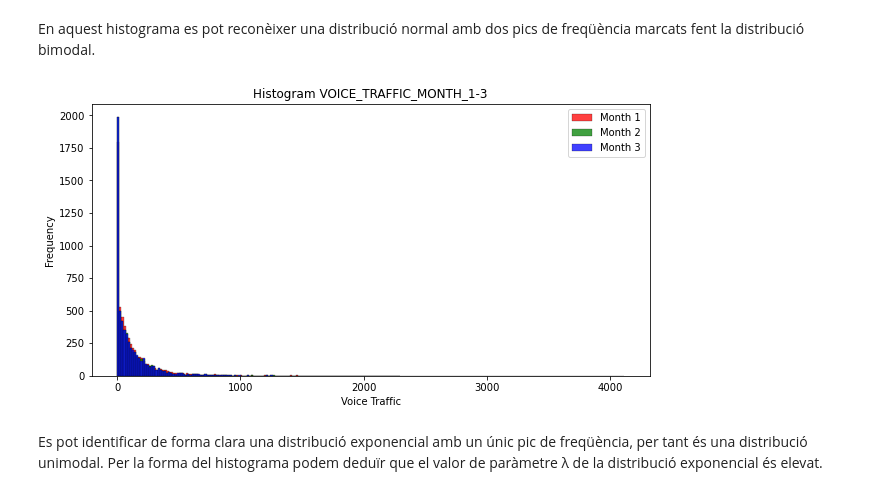
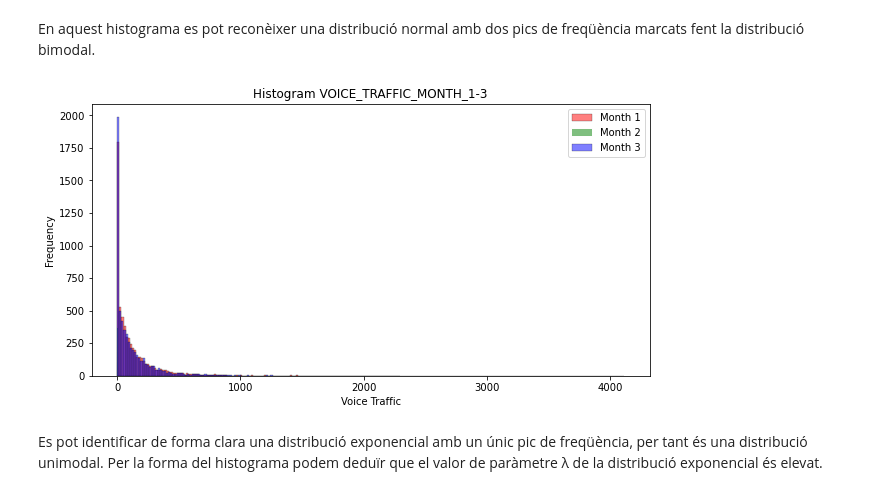
Before and after one commit to BernatQuintilla/data-mining-course, a Jupyter notebook: practicum/ps01_02/ps01_02_data_preparation.ipynb, the cells around one changed output. Cells and saved outputs as stored; diff of their text form; code cells hidden in the pictures.

```diff
--- a/practicum/ps01_02/ps01_02_data_preparation.ipynb
+++ b/practicum/ps01_02/ps01_02_data_preparation.ipynb
@@ -394,16 +248,16 @@ En aquest histograma es pot reconèixer una distribució normal amb dos pics de
 # %%
 #Histograma VOICE_TRAFFIC_MONTH_1-3
 plt.figure(figsize=(10, 5))
-sns.histplot(data=df03, x='VOICE_TRAFFIC_MONTH_1', kde=False, color='red', label='Month 1')
-sns.histplot(data=df03, x='VOICE_TRAFFIC_MONTH_2', kde=False, color='green', label='Month 2')
-sns.histplot(data=df03, x='VOICE_TRAFFIC_MONTH_3', kde=False, color='blue', label='Month 3')
+sns.histplot(data=df03, x='VOICE_TRAFFIC_MONTH_1', kde=False, color='red', label='Month 1',alpha=0.5)
+sns.histplot(data=df03, x='VOICE_TRAFFIC_MONTH_2', kde=False, color='green', label='Month 2',alpha=0.5)
+sns.histplot(data=df03, x='VOICE_TRAFFIC_MONTH_3', kde=False, color='blue', label='Month 3',alpha=0.5)
 plt.xlabel('Voice Traffic')
 plt.ylabel('Frequency')
 plt.title('Histogram VOICE_TRAFFIC_MONTH_1-3')
 plt.legend()
 plt.show()
 # %% [output]
-[figure, old version]
+[figure, new version]
 # %% [markdown]
 Es pot identificar de forma clara una distribució exponencial amb un únic pic de freqüència, per tant és una distribució unimodal. Per la forma del histograma podem deduïr que el valor de paràmetre &lambda; de la distribució exponencial és elevat.
 # %%
```
Also changed, not shown: parts of 91 cells of this notebook.
